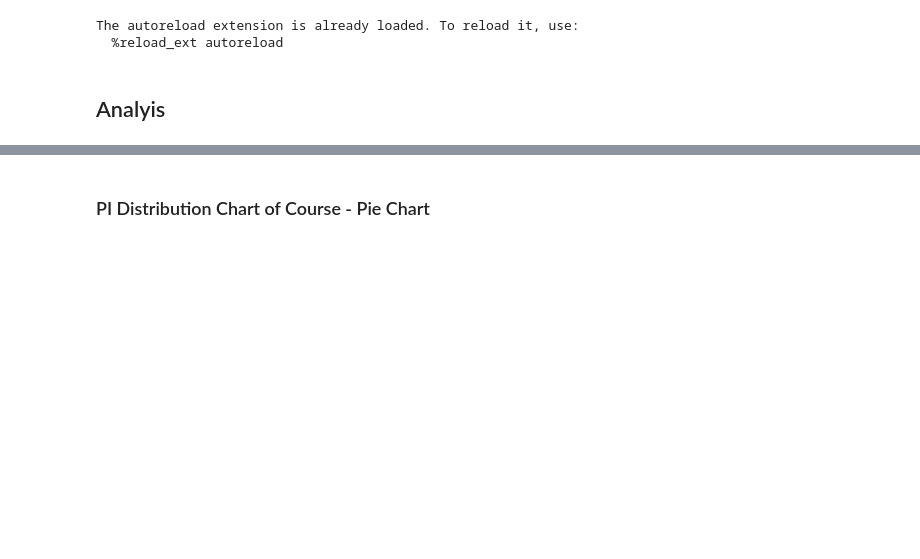
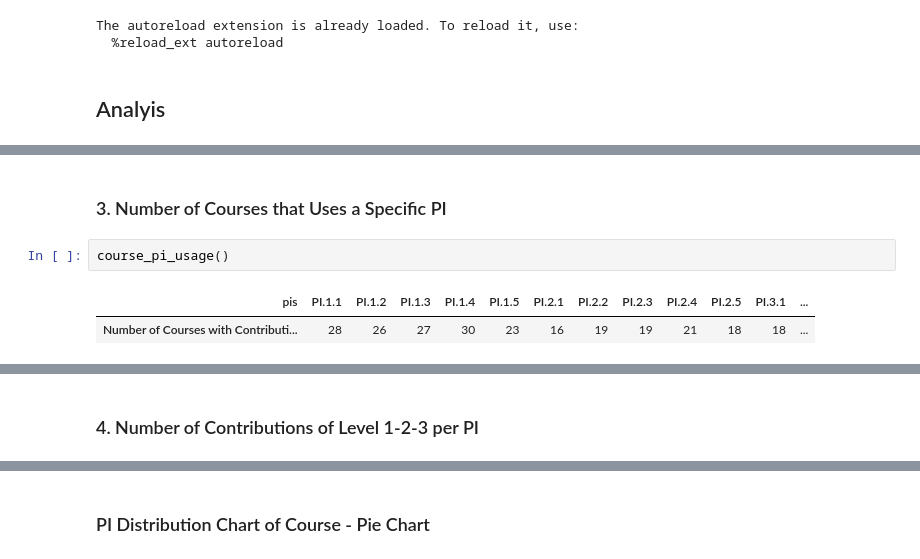
Before and after one commit to YZV-ABET/yzv_abet_src, a Jupyter notebook: src/notebooks/CourseContrib.ipynb, the cells around one changed output, grey strips where cells are left out. Cells and saved outputs as stored; diff of their text form; blank space fills up the shorter version.

```diff
--- a/src/notebooks/CourseContrib.ipynb
+++ b/src/notebooks/CourseContrib.ipynb
@@ -57,0 +44,7 @@ plot7()
+# %% [markdown]
+### 3. Number of Courses that Uses a Specific PI
+# %%
+course_pi_usage()
+# %% [output]
+| pis | PI.1.1 | PI.1.2 | PI.1.3 | PI.1.4 | PI.1.5 | PI.2.1 | PI.2.2 | PI.2.3 | PI.2.4 | PI.2.5 | PI.3.1 | ... |
+| Number of Courses with Contributi... | 28 | 26 | 27 | 30 | 23 | 16 | 19 | 19 | 21 | 18 | 18 | ... |
@@ -58 +53,3 @@ plot7()
+# %% [markdown]
+### 4. Number of Contributions of Level 1-2-3 per PI
 # %%
```
Also changed, not shown: parts of 22 cells of this notebook, 1 other file.
